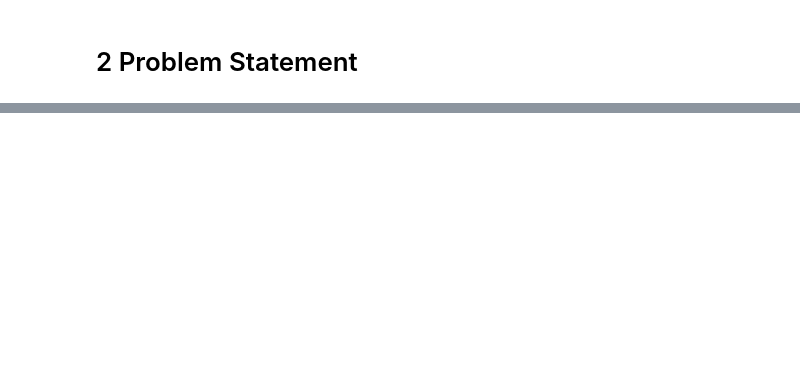
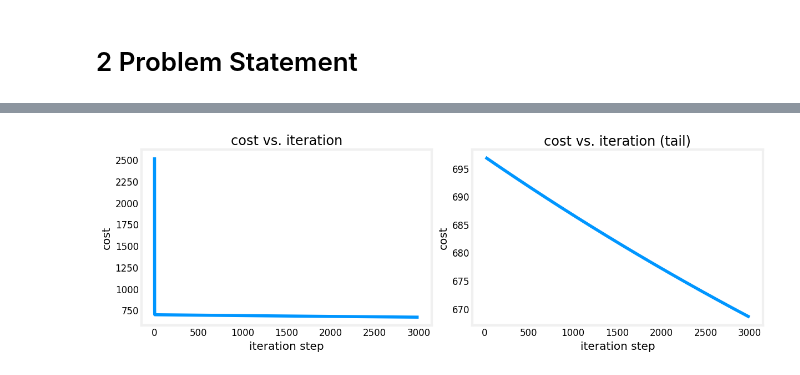
Before and after one commit to ipdor/StudyAtCoursera, a Jupyter notebook: Supervised_Machine_Learning_Regression_and_Classification/Week2/practice_C1_W2_Lab02.ipynb, the cells around one changed output, grey strips where cells are left out. Saved outputs shown, nothing was run; the diff lists cells and outputs as text; code cells hidden in the pictures; blank space fills up the shorter version.

```diff
--- a/Supervised_Machine_Learning_Regression_and_Classification/Week2/practice_C1_W2_Lab02.ipynb
+++ b/Supervised_Machine_Learning_Regression_and_Classification/Week2/practice_C1_W2_Lab02.ipynb
@@ -25,0 +19,4 @@ y Shape: (3,), y Type:<class 'numpy.ndarray'>)
+# %%
+b_init = 785.1811367994083
+w_init = np.array([ 0.39133535, 18.75376741, -53.36032453, -26.42131618])
+print(f"w_init shape: {w_init.shape}, b_init type: {type(b_init)}")
@@ -114,4 +185,32 @@ iter: 4557: w
+# %%
+def gradient_descent(X, y, w_in, b_in, cost_function, gradient_function, alpha, num_iters):
+    J_history = []
+    w = copy.deepcopy(w_in)
+    b = b_in
+
+    for i in range(num_iters):
+        dj_db, dj_dw = gradient_function(X, y, w, b)
+        print(f"{i:5d}  w={w}, b={b}, cost={cost_function(X,y,w,b)}")
+
+        w = w - alpha * dj_dw
+        b = b - alpha * dj_db
+
+        if i<100000:
+            J_history.append(cost_function(X,y,w,b))
+
+        if i% math.ceil(num_iters / 10) == 0:
+            print(f"Iteration {i:4d}: Cost {J_history[-1]:8.2f}  ")
+
+    return w, b, J_history
 # %%
+initial_w = np.zeros_like(w_init)
+initial_b = 0.
+
+iterations = 3000
+alpha = 5.0e-7
+
+w_final, b_final, J_hist = gradient_descent(X_train, y_train, initial_w, initial_b, compute_cost, compute_gradient, alpha, iterations)
+print(f"b,w found by gradient descent: {b_final:0.9f},{w_final} ")
 m,_ = X_train.shape
 for i in range(m):
     print(f"prediction: {np.dot(X_train[i], w_final) + b_final:0.2f}, target value: {y_train[i]}")
@@ -121,0 +235,13 @@ prediction: 165.17, target value: 178
+# %%
+fig, (ax1, ax2) = plt.subplots(1, 2, constrained_layout=True, figsize=(12,4))
+ax1.plot(J_hist)
+x = 10 + np.arange(len(J_hist[10:]))
+#print(len(J_hist[100:]), np.arange(len(J_hist[100:])), x)
+
+ax2.plot(x, J_hist[10:])
+ax1.set_title("cost vs. iteration");    ax2.set_title("cost vs. iteration (tail)")
+ax1.set_ylabel("cost");                 ax2.set_ylabel("cost")
+ax1.set_xlabel("iteration step");       ax2.set_xlabel("iteration step")
+plt.show()
+# %% [output]
+[figure, added]
```
Also changed, not shown: parts of 19 cells of this notebook, 27 other files.
